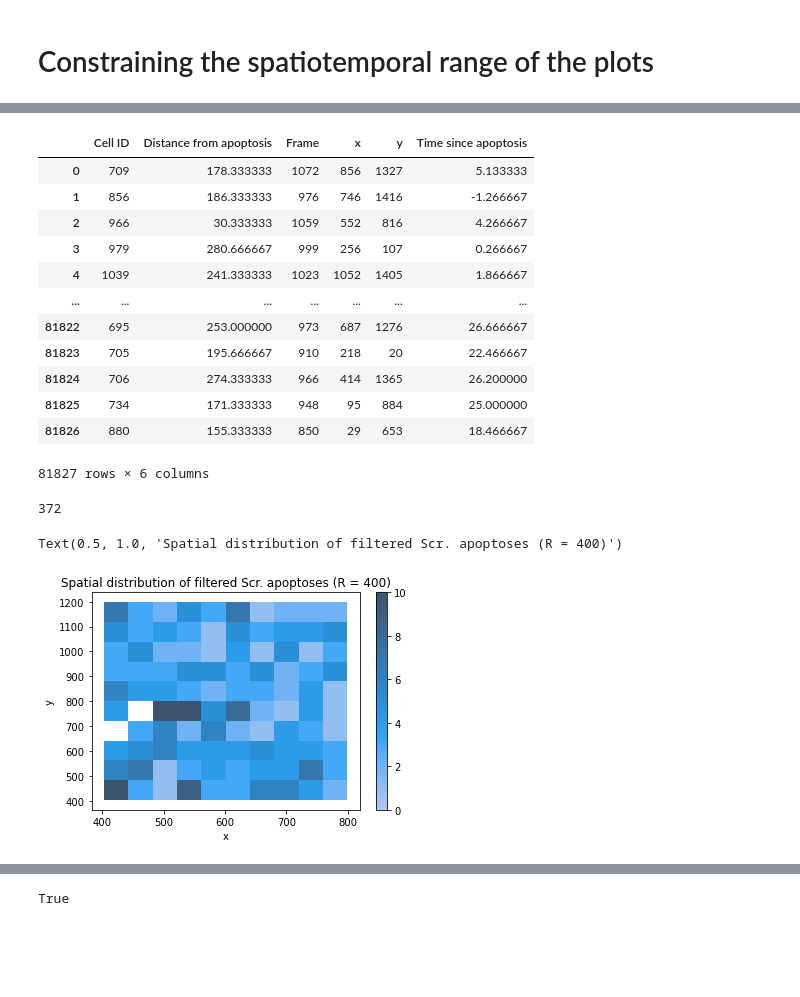
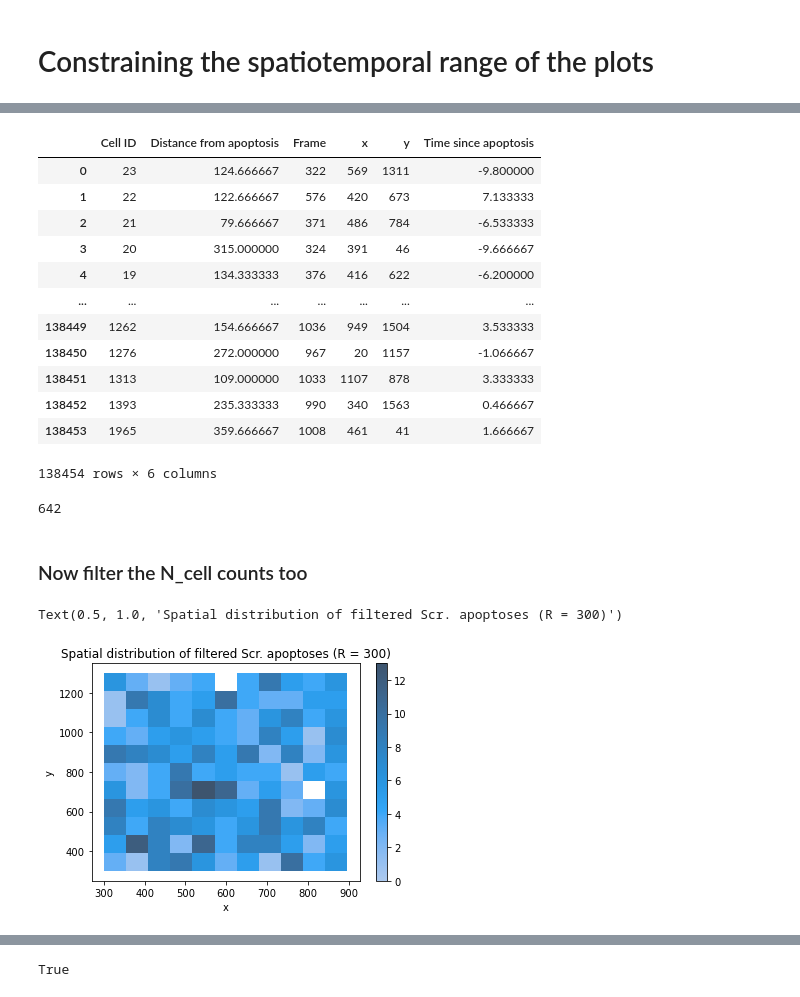
Before and after one commit to nthndy/cell-comp-analysis, a Jupyter notebook: radial_analysis/radial_analysis_lite.ipynb, the cells around one changed output, grey strips where cells are left out. Drawn from its saved outputs; the diff is of its cells as text; code cells hidden in the pictures; blank space fills up the shorter version.

```diff
--- a/radial_analysis/radial_analysis_lite.ipynb
+++ b/radial_analysis/radial_analysis_lite.ipynb
@@ -191,3 +172,3 @@ files
 # %%
-files = glob.glob(f'{output_path}{radius}.{t_range}/*.csv')
+files = natsorted(glob.glob(f'{output_path}/{radius}.{t_range}/*.csv'))
 event_files = [file for file in files if 'N_events' in file]
@@ -443,6 +467,11 @@ For a radial scan of maximum extent 400 pixels (randomly selected atm) I should
+# %%
+event_filesnt_files = [file for file in files if 'N_event' in file]
+cell_count_files = [file for file in files if 'N_cell' in file]
+# %%
+crop_amount = 20
 # %%
 ## maximum size of radial scan in pixels
-R = 400
+R = 300
 # %%
 x_range = range(R, 1200 - R)
 y_range = range(R, 1600 - R)
@@ -481,22 +510,24 @@ Text(0.5, 1.0, 'Spatial distribution of filtered Scr. apoptoses (R = 400)')
 N_events_df
 # %% [output]
 |  | Cell ID | Distance from apoptosis | Frame | x | y | Time since apoptosis |
-| 0 | 709 | 178.333333 | 1072 | 856 | 1327 | 5.133333 |
-| 1 | 856 | 186.333333 | 976 | 746 | 1416 | -1.266667 |
-| 2 | 966 | 30.333333 | 1059 | 552 | 816 | 4.266667 |
-| 3 | 979 | 280.666667 | 999 | 256 | 107 | 0.266667 |
-| 4 | 1039 | 241.333333 | 1023 | 1052 | 1405 | 1.866667 |
+| 0 | 23 | 124.666667 | 322 | 569 | 1311 | -9.800000 |
+| 1 | 22 | 122.666667 | 576 | 420 | 673 | 7.133333 |
+| 2 | 21 | 79.666667 | 371 | 486 | 784 | -6.533333 |
+| 3 | 20 | 315.000000 | 324 | 391 | 46 | -9.666667 |
+| 4 | 19 | 134.333333 | 376 | 416 | 622 | -6.200000 |
 | ... | ... | ... | ... | ... | ... | ... |
-| 81822 | 695 | 253.000000 | 973 | 687 | 1276 | 26.666667 |
-| 81823 | 705 | 195.666667 | 910 | 218 | 20 | 22.466667 |
-| 81824 | 706 | 274.333333 | 966 | 414 | 1365 | 26.200000 |
-| 81825 | 734 | 171.333333 | 948 | 95 | 884 | 25.000000 |
-| 81826 | 880 | 155.333333 | 850 | 29 | 653 | 18.466667 |
+| 138449 | 1262 | 154.666667 | 1036 | 949 | 1504 | 3.533333 |
+| 138450 | 1276 | 272.000000 | 967 | 20 | 1157 | -1.066667 |
+| 138451 | 1313 | 109.000000 | 1033 | 1107 | 878 | 3.333333 |
+| 138452 | 1393 | 235.333333 | 990 | 340 | 1563 | 0.466667 |
+| 138453 | 1965 | 359.666667 | 1008 | 461 | 41 | 1.666667 |
-81827 rows × 6 columns
+138454 rows × 6 columns
 # %%
 N_apop_events
 # %% [output]
-372
+642
+# %% [markdown]
+### Now filter the N_cell counts too
 # %%
 N_cells_df = []
 N_cells_apop_xy = []
@@ -524,10 +555,10 @@ N_cells_df['Time since apoptosis'] = N_cells_df['Time since apoptosis']*(4/60)
 N_cells_df['Distance from apoptosis'] = N_cells_df['Distance from apoptosis']/3
 # %%
 sbs.histplot(N_cells_apop_xy_df, x = 'x', y = 'y', cbar = True,)
-plt.title('Spatial distribution of filtered Scr. apoptoses (R = 400)')
+plt.title(f'Spatial distribution of filtered Scr. apoptoses (R = {R})')
 # %% [output]
-Text(0.5, 1.0, 'Spatial distribution of filtered Scr. apoptoses (R = 400)')
+Text(0.5, 1.0, 'Spatial distribution of filtered Scr. apoptoses (R = 300)')
-[figure, old version]
+[figure, new version]
 # %%
 N_cells_df
 # %% [output]
```
Also changed, not shown: parts of 69 cells of this notebook.
